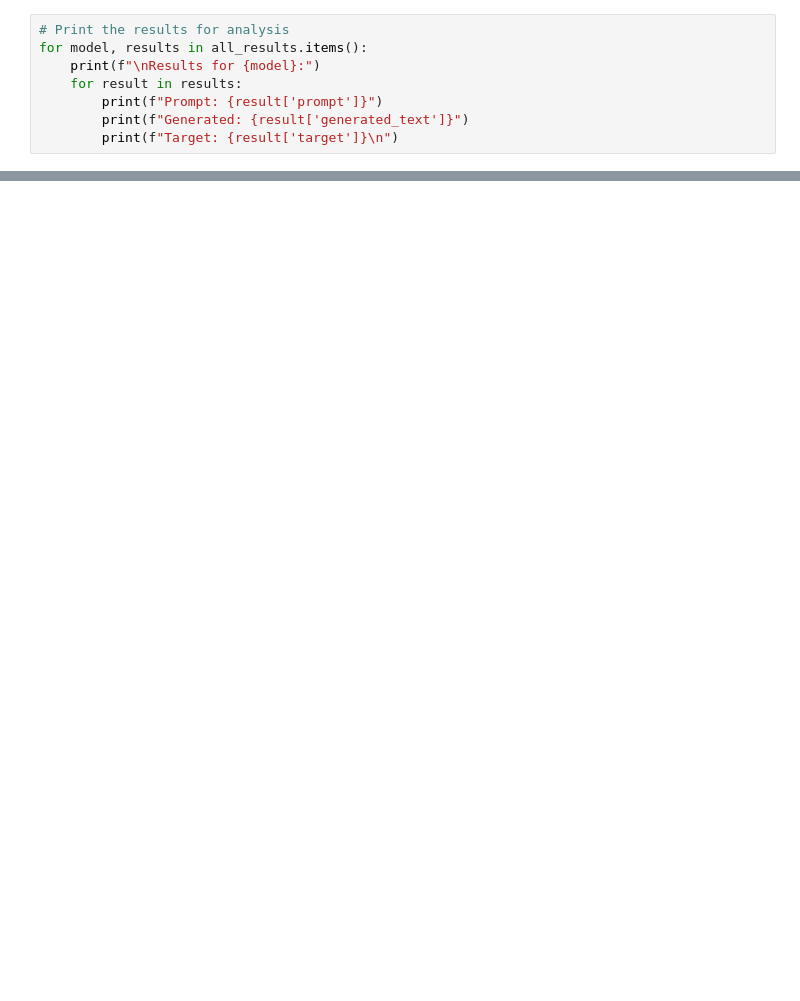
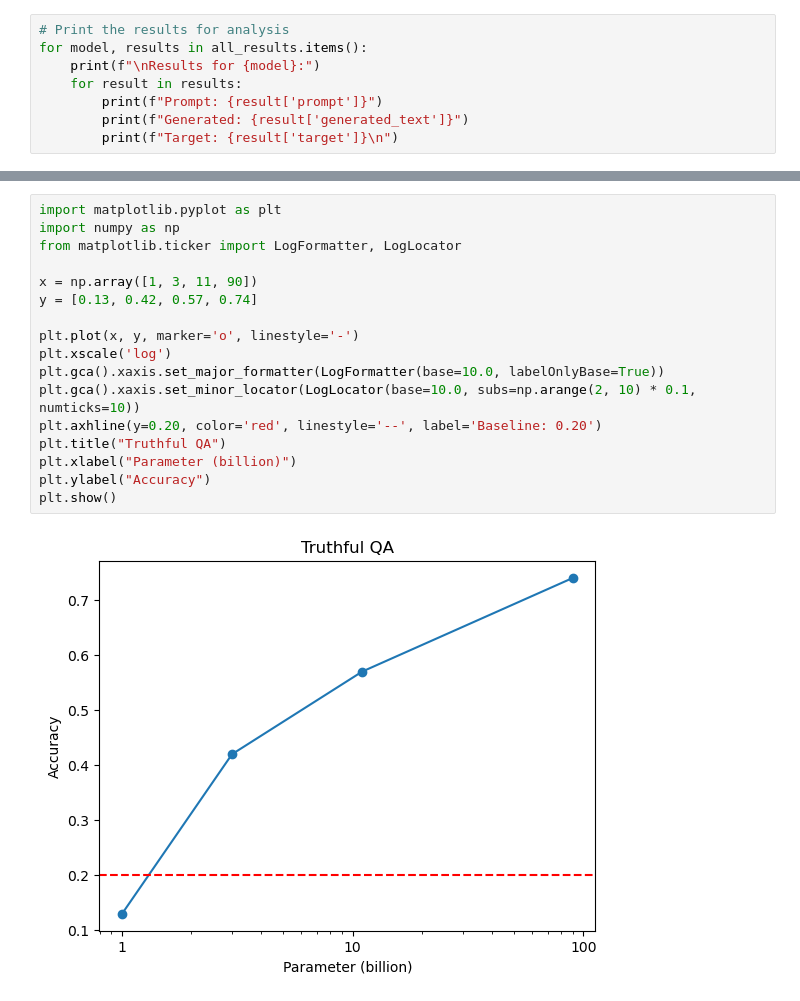
Before and after one commit to ShawnaSong/CS598TZ_24FA, a Jupyter notebook: CS598TZ_llama3test.ipynb, the cells around one changed output, grey strips where cells are left out. Drawn from its saved outputs; the diff is of its cells as text; blank space fills up the shorter version.

```diff
--- a/CS598TZ_llama3test.ipynb
+++ b/CS598TZ_llama3test.ipynb
@@ -671,0 +764,19 @@ plt.show()
+# %%
+import matplotlib.pyplot as plt
+import numpy as np
+from matplotlib.ticker import LogFormatter, LogLocator
+
+x = np.array([1, 3, 11, 90])
+y = [0.13, 0.42, 0.57, 0.74]
+
+plt.plot(x, y, marker='o', linestyle='-')
+plt.xscale('log')
+plt.gca().xaxis.set_major_formatter(LogFormatter(base=10.0, labelOnlyBase=True))
+plt.gca().xaxis.set_minor_locator(LogLocator(base=10.0, subs=np.arange(2, 10) * 0.1, numticks=10))
+plt.axhline(y=0.20, color='red', linestyle='--', label='Baseline: 0.20')
+plt.title("Truthful QA")
+plt.xlabel("Parameter (billion)")
+plt.ylabel("Accuracy")
+plt.show()
+# %% [output]
+[figure, added]
```
Also changed, not shown: parts of 9 cells of this notebook, 1 other file.
